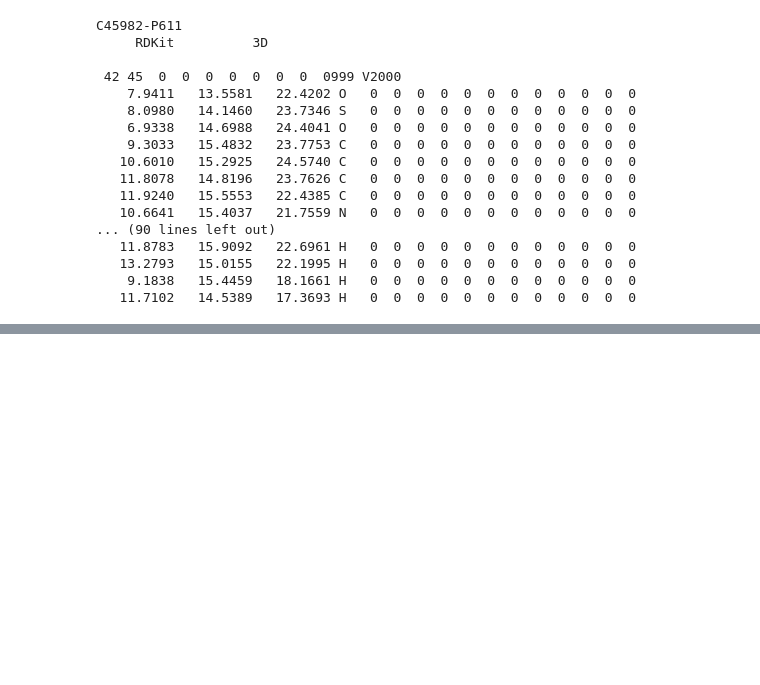
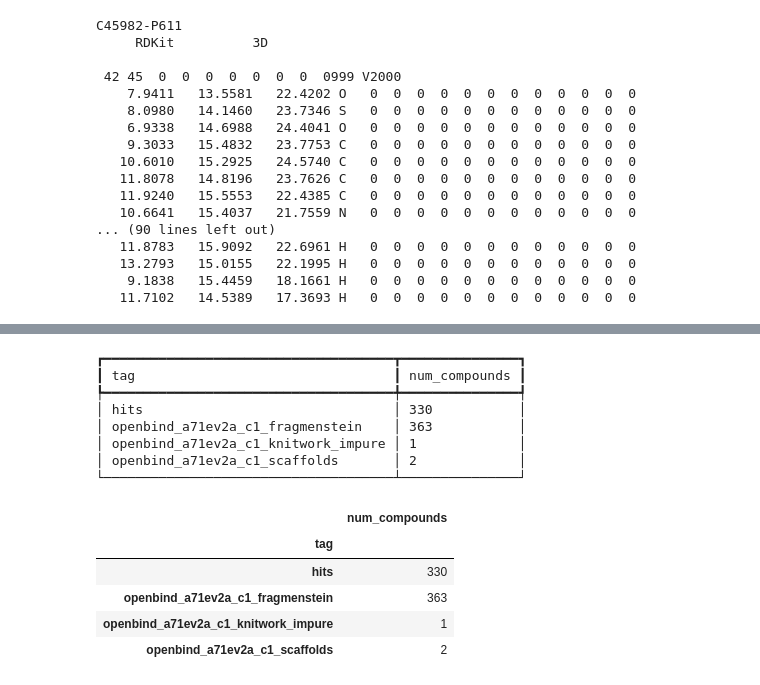
Before and after one commit to xchem/openbind-hippo, a Jupyter notebook: a71ev2a/c01c_catalogue_selection.ipynb, the cells around one changed output, grey strips where cells are left out. Drawn from its saved outputs; the diff is of its cells as text; code cells hidden in the pictures; blank space fills up the shorter version.

```diff
--- a/a71ev2a/c01c_catalogue_selection.ipynb
+++ b/a71ev2a/c01c_catalogue_selection.ipynb
@@ -337,0 +398,3 @@ C45982-P611
+# %%
+cset = animal.compounds(tag="openbind_a71ev2a_c1_fragmenstein")
+cset
@@ -337,0 +403,3 @@ C45982-P611
+# %%
+cset2 = cset.get_by_metadata_substring_match("SoakDB count")
+cset2
@@ -337,0 +413,17 @@ C45982-P611
+# %%
+cset2.tag_summary()
+# %% [output]
+┏━━━━━━━━━━━━━━━━━━━━━━━━━━━━━━━━━━━━━┳━━━━━━━━━━━━━━━┓
+┃ tag                                 ┃ num_compounds ┃
+┡━━━━━━━━━━━━━━━━━━━━━━━━━━━━━━━━━━━━━╇━━━━━━━━━━━━━━━┩
+│ hits                                │ 330           │
+│ openbind_a71ev2a_c1_fragmenstein    │ 363           │
+│ openbind_a71ev2a_c1_knitwork_impure │ 1             │
+│ openbind_a71ev2a_c1_scaffolds       │ 2             │
+└─────────────────────────────────────┴───────────────┘
+|  | num_compounds |
+| tag |  |
+| hits | 330 |
+| openbind_a71ev2a_c1_fragmenstein | 363 |
+| openbind_a71ev2a_c1_knitwork_impure | 1 |
+| openbind_a71ev2a_c1_scaffolds | 2 |
```
Also changed, not shown: parts of 8 cells of this notebook, 4 other files.
